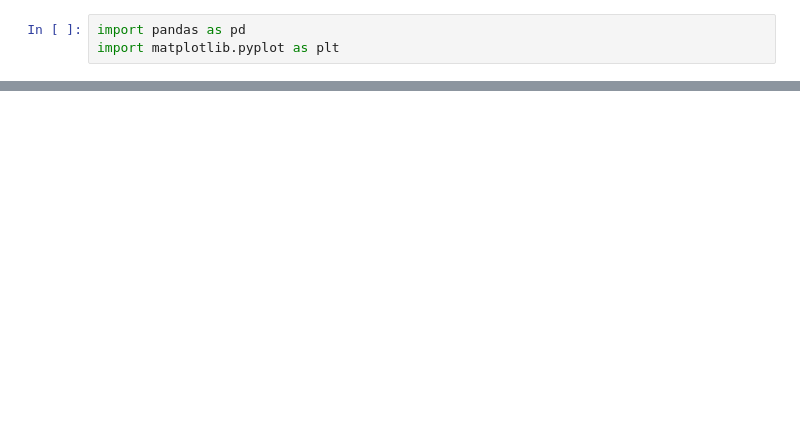
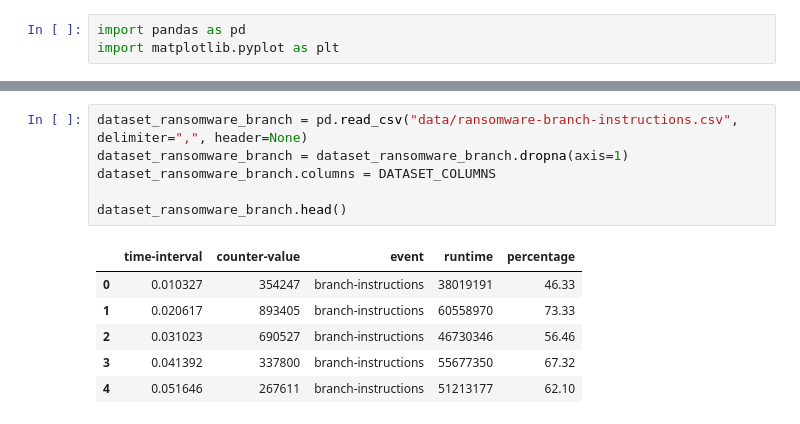
Before and after one commit to olihofmann/cas-aml, a Jupyter notebook: crypto-ransomware-detection/data-exploration.ipynb, the cells around one changed output, grey strips where cells are left out. Drawn from its saved outputs; the diff is of its cells as text; blank space fills up the shorter version.

```diff
--- a/crypto-ransomware-detection/data-exploration.ipynb
+++ b/crypto-ransomware-detection/data-exploration.ipynb
@@ -429,0 +38,13 @@ for column_name in CYCLE_COLUMNS:
+# %%
+dataset_ransomware_branch = pd.read_csv("data/ransomware-branch-instructions.csv", delimiter=",", header=None)
+dataset_ransomware_branch = dataset_ransomware_branch.dropna(axis=1)
+dataset_ransomware_branch.columns = DATASET_COLUMNS
+
+dataset_ransomware_branch.head()
+# %% [output]
+|  | time-interval | counter-value | event | runtime | percentage |
+| 0 | 0.010327 | 354247 | branch-instructions | 38019191 | 46.33 |
+| 1 | 0.020617 | 893405 | branch-instructions | 60558970 | 73.33 |
+| 2 | 0.031023 | 690527 | branch-instructions | 46730346 | 56.46 |
+| 3 | 0.041392 | 337800 | branch-instructions | 55677350 | 67.32 |
+| 4 | 0.051646 | 267611 | branch-instructions | 51213177 | 62.10 |
```
Also changed, not shown: parts of 45 cells of this notebook, 5 other files.
